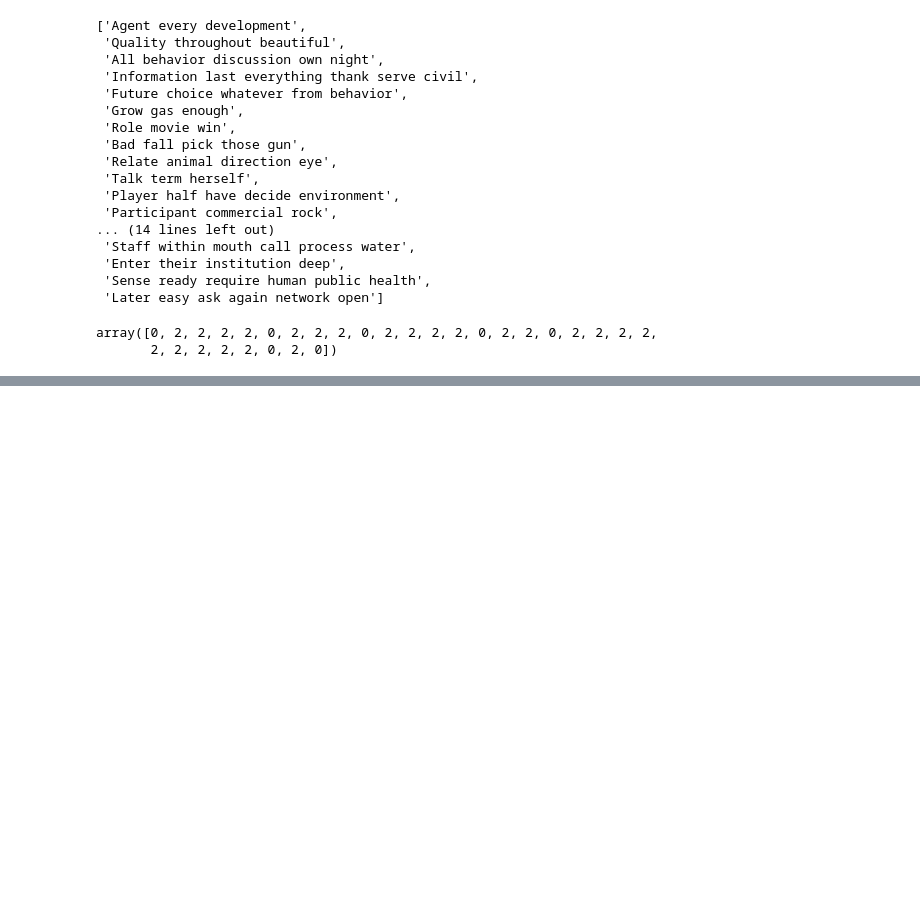
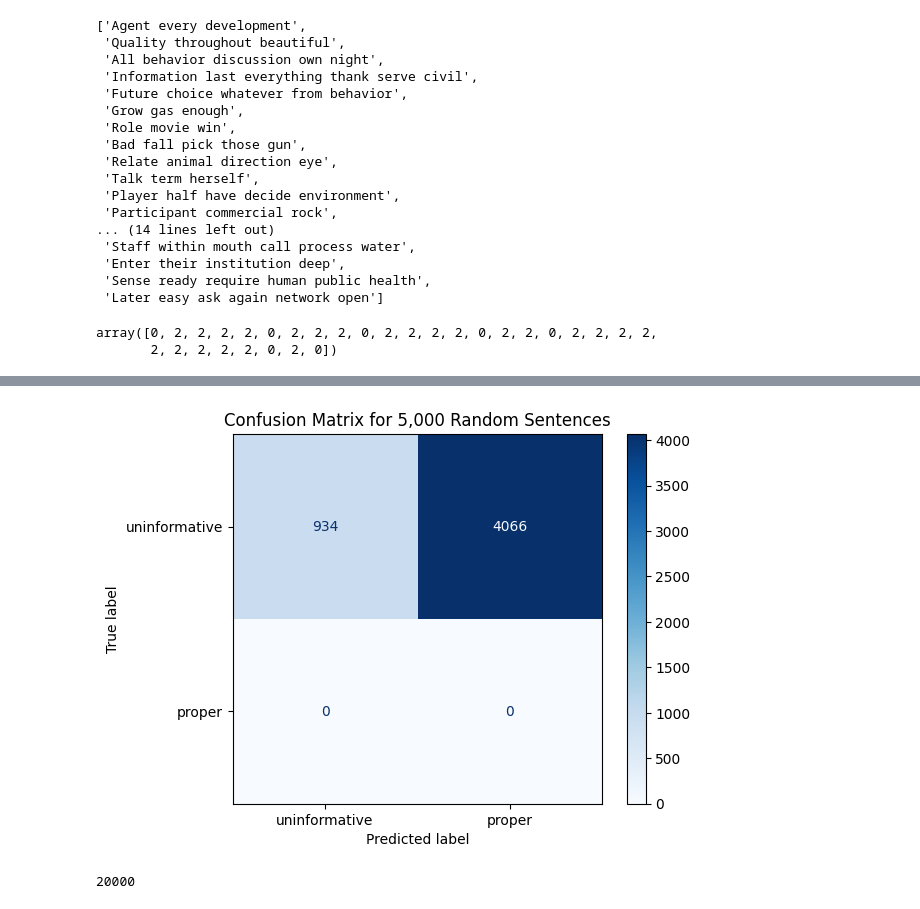
Before and after one commit to ElonGawi/Viral-Annotation-Classifier, a Jupyter notebook: compare_models.ipynb, the cells around one changed output, grey strips where cells are left out. Saved outputs shown, nothing was run; the diff lists cells and outputs as text; code cells hidden in the pictures; blank space fills up the shorter version.

```diff
--- a/compare_models.ipynb
+++ b/compare_models.ipynb
@@ -179,0 +242,7 @@ array([0, 2, 2, 2, 2, 0, 2, 2, 2, 0, 2, 2, 2, 2, 0, 2, 2, 0, 2, 2, 2, 2,
+# %%
+from faker import Faker
+Faker.seed(50)
+random_sentences_5k = []
+for i in range(5000):
+    random_sentences_5k.append(Faker().sentence(nb_words=5, variable_nb_words=True))
+cleaned_random_5k = [s[:-1] for s in random_sentences_5k]  # remove final period
@@ -179,0 +253,5 @@ array([0, 2, 2, 2, 2, 0, 2, 2, 2, 0, 2, 2, 2, 2, 0, 2, 2, 0, 2, 2, 2, 2,
+# %%
+random_5k = pd.DataFrame({"protein_annotation": cleaned_random_5k, "label" : [0]*5000})
+from sklearn.metrics import classification_report
+random_5k["predicted_label"] = llm.predict(random_5k["protein_annotation"].tolist())
+print(classification_report(random_5k["label"], random_5k["predicted_label"]))
@@ -179,0 +267,10 @@ array([0, 2, 2, 2, 2, 0, 2, 2, 2, 0, 2, 2, 2, 2, 0, 2, 2, 0, 2, 2, 2, 2,
+# %%
+from sklearn.metrics import confusion_matrix, ConfusionMatrixDisplay
+import matplotlib.pyplot as plt
+cm_5k = confusion_matrix(random_5k["label"], random_5k["predicted_label"])
+disp_5k = ConfusionMatrixDisplay(confusion_matrix=cm_5k, display_labels=["uninformative", "proper"])
+disp_5k.plot(cmap="Blues", values_format='d')  # 'd' = integer format
+plt.title("Confusion Matrix for 5,000 Random Sentences")
+plt.show()
+# %% [output]
+[figure, added]
@@ -179,0 +284,4 @@ array([0, 2, 2, 2, 2, 0, 2, 2, 2, 0, 2, 2, 2, 2, 0, 2, 2, 0, 2, 2, 2, 2,
+# %%
+len(cleaned_random_20k)
+# %% [output]
+20000
```
Also changed, not shown: parts of 21 cells of this notebook, 8 other files.
